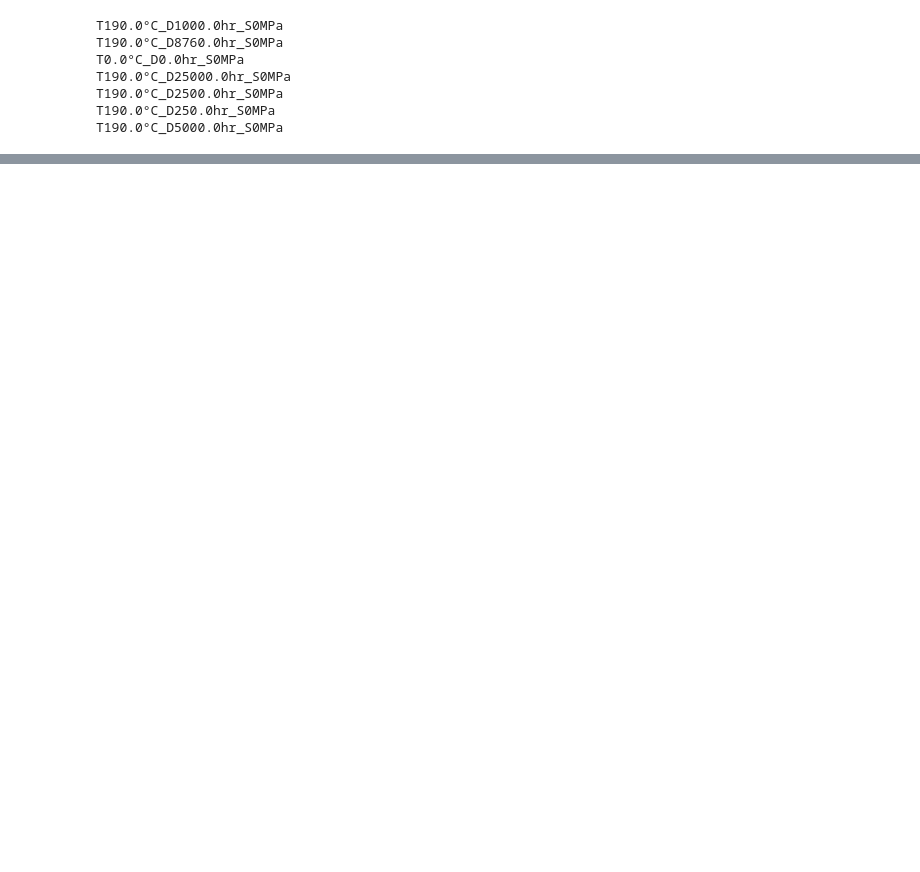
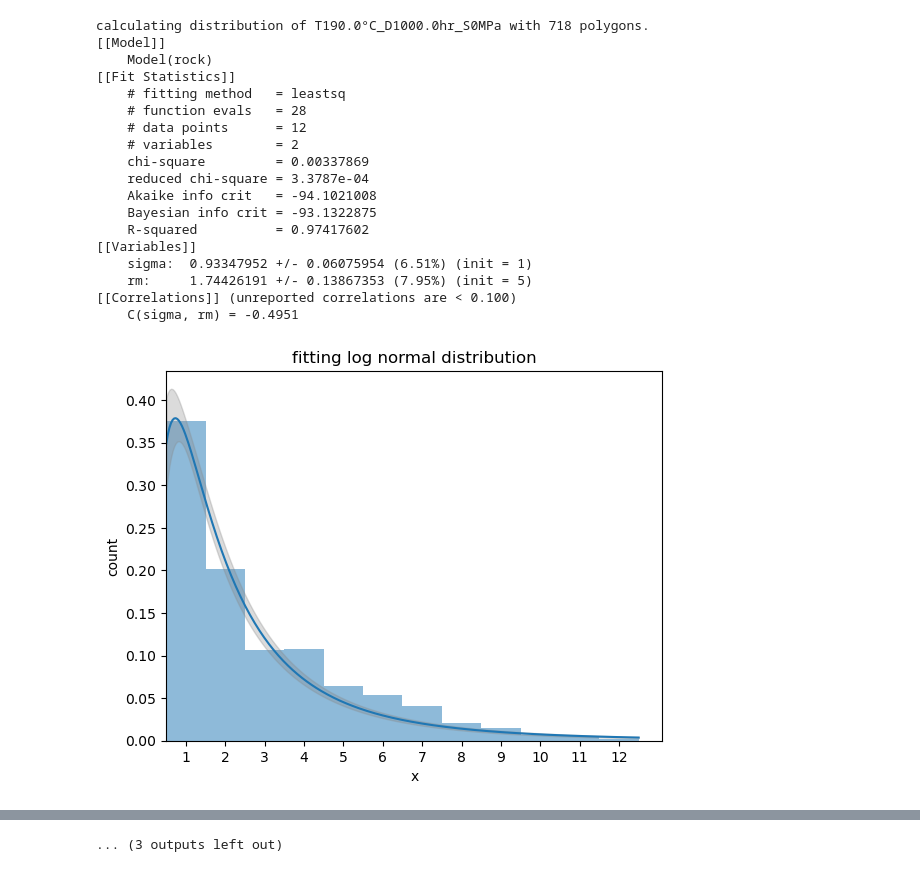
Before and after one commit to BAMresearch/DF-TEM-PAW, a Jupyter notebook: analyse_precepitates_data.ipynb, the cells around one changed output, grey strips where cells are left out. Cells and saved outputs as stored; diff of their text form; code cells hidden in the pictures; blank space fills up the shorter version.

Commit message:
fixed fitting and ploting

```diff
--- a/analyse_precepitates_data.ipynb
+++ b/analyse_precepitates_data.ipynb
@@ -129,24 +113,3 @@ meta.serialize('detection_runs-joined.ttl')
-# %%
-#fetching data from joined graph
-q = prepareQuery(
-    """
-    SELECT ?image ?ome_image ?imagedataset ?ome_dataset ?rois ?ome_rois WHERE
-    {
-          ?image ome:dataset ?imagedataset ;
-            ome:rois ?rois.
-          ?ome_image co:isResourceOf ?image .
-          ?ome_rois co:isResourceOf ?rois .
-          ?ome_dataset co:isResourceOf ?imagedataset .
-    }
-    """
-    ,
-    initNs = { "co": PMD_CO, "ome": OME}
-)
-qres = meta.query(q)
-df = pd.DataFrame(qres, columns =["image", "ome_image", "image_ds", "ome_image_ds", "rois", "ome_rois"])
-data=df.groupby("ome_image_ds", group_keys=True).apply(lambda x: x).to_dict('index')
-data_dict={ dataset: list() for (dataset, index) in data.keys()}
-for (dataset, index),value in data.items(): data_dict[dataset].append(value)
 # %%
 #fetching data from joined graph
 q = prepareQuery(
@@ -296,26 +241,36 @@ for dataset, content in data_dict.items():
 # %%
-#log distrubition fumction
-def rock(x, rm, sigma):
-    #handle devide by zero
-    return np.divide(1.0,(np.sqrt(2*np.pi)*x*sigma))* np.exp(np.divide(-(np.log(x/rm))**2,2*sigma**2,))
+#ignoring zero division for fit, cause it can happen while iterating
 np.seterr(divide='ignore',invalid='ignore')
 # create histogram and fit distrbution to found polygon areas
 fits=list()
 for dataset, dataframe in poly_dict.items():
-    print(dataset)
-    #histogram=get_histogram(dataframe['mean_radius'],plot_result=True)
-    histogram=get_histogram(dataframe['mean_radius_circle_area'])
-    #record={**{'dataset': dataset},**fit_log_distribution(histogram['center'],histogram['norm'],plot_result=True)}
-    record={**{'dataset': dataset},**fit_log_distribution(histogram['center'],histogram['norm'])}
+    print("calculating distribution of {} with {} polygons.".format(dataset, len(dataframe)))
+    #histogram=get_histogram(dataframe['mean_radius_circle_area'],plot_result=True)
+    histogram=get_histogram(dataframe['mean_radius_circle_area'],0.5,13.5)
+    record={**{'dataset': dataset},**fit_log_distribution(histogram['center'],histogram['norm'],0.5,12.5,plot_result=True)}
+    #record={**{'dataset': dataset},**fit_log_distribution(histogram['center'],histogram['norm'])}
     record.pop('fit')
     fits.append({**{'dataset': dataset},**record})
-fit_results=pd.DataFrame(fits)
+fit_results=pd.DataFrame(fits).set_index('dataset')
 fit_results.to_csv('fit_results.csv')
+fit_results
 # %% [output]
-T190.0°C_D1000.0hr_S0MPa
-T190.0°C_D8760.0hr_S0MPa
-T0.0°C_D0.0hr_S0MPa
-T190.0°C_D25000.0hr_S0MPa
-T190.0°C_D2500.0hr_S0MPa
-T190.0°C_D250.0hr_S0MPa
-T190.0°C_D5000.0hr_S0MPa
+calculating distribution of T190.0°C_D1000.0hr_S0MPa with 718 polygons.
+[[Model]]
+    Model(rock)
+[[Fit Statistics]]
+    # fitting method   = leastsq
+    # function evals   = 28
+    # data points      = 12
+    # variables        = 2
+    chi-square         = 0.00337869
+    reduced chi-square = 3.3787e-04
+    Akaike info crit   = -94.1021008
+    Bayesian info crit = -93.1322875
+    R-squared          = 0.97417602
+[[Variables]]
+    sigma:  0.93347952 +/- 0.06075954 (6.51%) (init = 1)
+    rm:     1.74426191 +/- 0.13867353 (7.95%) (init = 5)
+[[Correlations]] (unreported correlations are < 0.100)
+    C(sigma, rm) = -0.4951
+[figure, added]
@@ -322,3 +370,4 @@ T190.0°C_D5000.0hr_S0MPa
+... (3 outputs left out)
 # %%
 #plot all histograms
 title='precipitate size distribution'
```
Also changed, not shown: parts of 11 cells of this notebook, 2 other files.
